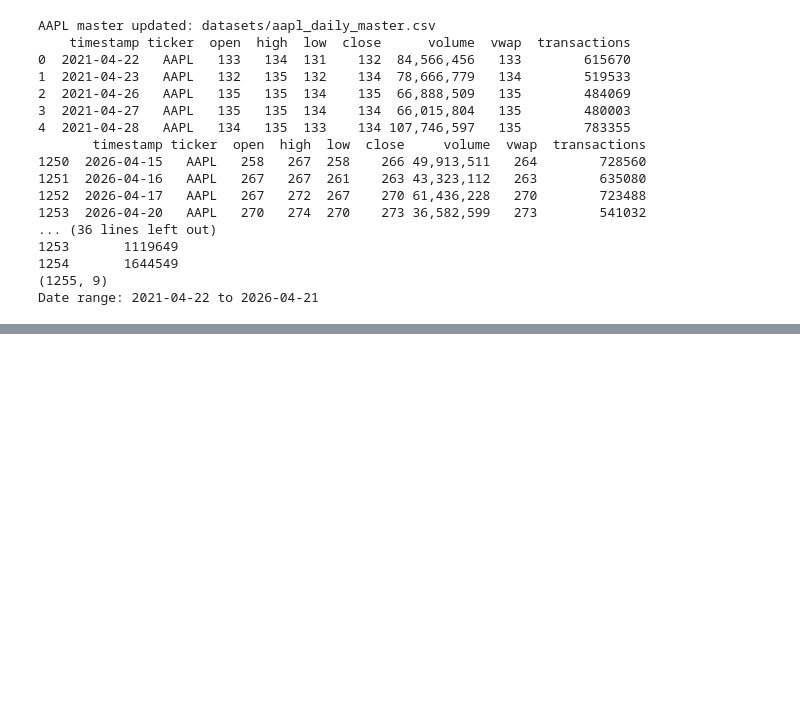
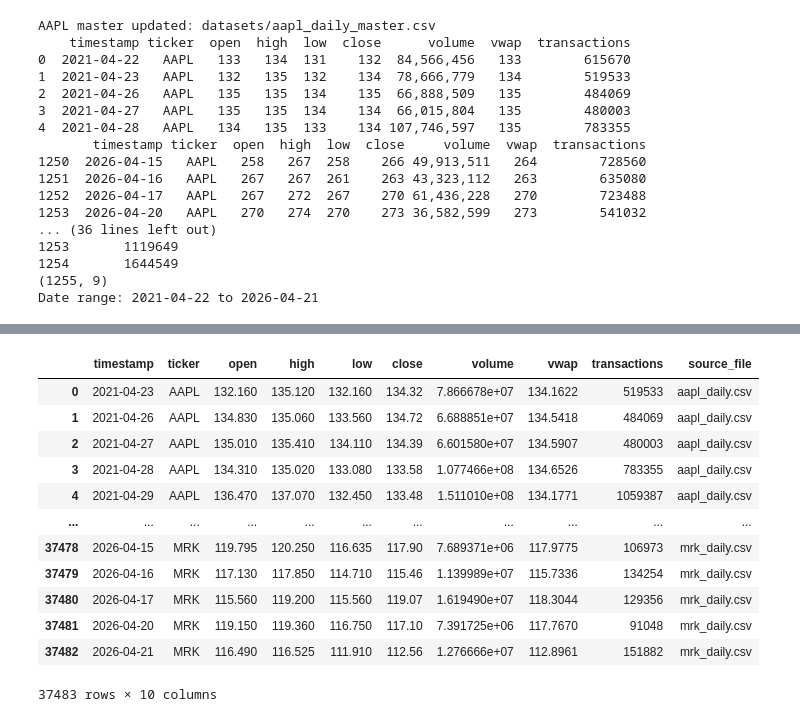
Before and after one commit to matthewcavanaugh96/megalabs, a Jupyter notebook: stock_prediction/1a - Daily Data.ipynb, the cells around one changed output, grey strips where cells are left out. Cells and saved outputs as stored; diff of their text form; code cells hidden in the pictures; blank space fills up the shorter version.

```diff
--- a/stock_prediction/1a - Daily Data.ipynb
+++ b/stock_prediction/1a - Daily Data.ipynb
@@ -366,3 +366,26 @@ Date range: 2021-04-22 to 2026-04-21
 aapl_daily = update_daily_master("AAPL")
 msft_daily = update_daily_master("MSFT")
 nvda_daily = update_daily_master("NVDA")
+# %%
+import pandas as pd
+import glob
+import os
+
+# 1. Define the directory path
+path = 'daily_data'
+
+# 2. Find all CSV files in that folder
+all_files = glob.glob(os.path.join(path, "*.csv"))
+
+# 3. Read each file and store in a list
+df_list = []
+for filename in all_files:
+    df = pd.read_csv(filename)
+    # Optional: Add a column to track which file the data came from
+    df['source_file'] = os.path.basename(filename)
+    df_list.append(df)
+
+# 4. Combine everything into one master DataFrame
+combined_df = pd.concat(df_list, ignore_index=True)
+
+print(combined_df.head())
@@ -368,0 +406,16 @@ nvda_daily = update_daily_master("NVDA")
+# %%
+combined_df
+# %% [output]
+|  | timestamp | ticker | open | high | low | close | volume | vwap | transactions | source_file |
+| 0 | 2021-04-23 | AAPL | 132.160 | 135.120 | 132.160 | 134.32 | 7.866678e+07 | 134.1622 | 519533 | aapl_daily.csv |
+| 1 | 2021-04-26 | AAPL | 134.830 | 135.060 | 133.560 | 134.72 | 6.688851e+07 | 134.5418 | 484069 | aapl_daily.csv |
+| 2 | 2021-04-27 | AAPL | 135.010 | 135.410 | 134.110 | 134.39 | 6.601580e+07 | 134.5907 | 480003 | aapl_daily.csv |
+| 3 | 2021-04-28 | AAPL | 134.310 | 135.020 | 133.080 | 133.58 | 1.077466e+08 | 134.6526 | 783355 | aapl_daily.csv |
+| 4 | 2021-04-29 | AAPL | 136.470 | 137.070 | 132.450 | 133.48 | 1.511010e+08 | 134.1771 | 1059387 | aapl_daily.csv |
+| ... | ... | ... | ... | ... | ... | ... | ... | ... | ... | ... |
+| 37478 | 2026-04-15 | MRK | 119.795 | 120.250 | 116.635 | 117.90 | 7.689371e+06 | 117.9775 | 106973 | mrk_daily.csv |
+| 37479 | 2026-04-16 | MRK | 117.130 | 117.850 | 114.710 | 115.46 | 1.139989e+07 | 115.7336 | 134254 | mrk_daily.csv |
+| 37480 | 2026-04-17 | MRK | 115.560 | 119.200 | 115.560 | 119.07 | 1.619490e+07 | 118.3044 | 129356 | mrk_daily.csv |
+| 37481 | 2026-04-20 | MRK | 119.150 | 119.360 | 116.750 | 117.10 | 7.391725e+06 | 117.7670 | 91048 | mrk_daily.csv |
+| 37482 | 2026-04-21 | MRK | 116.490 | 116.525 | 111.910 | 112.56 | 1.276666e+07 | 112.8961 | 151882 | mrk_daily.csv |
+37483 rows × 10 columns
```
Also changed, not shown: parts of 5 cells of this notebook, 35 other files.
